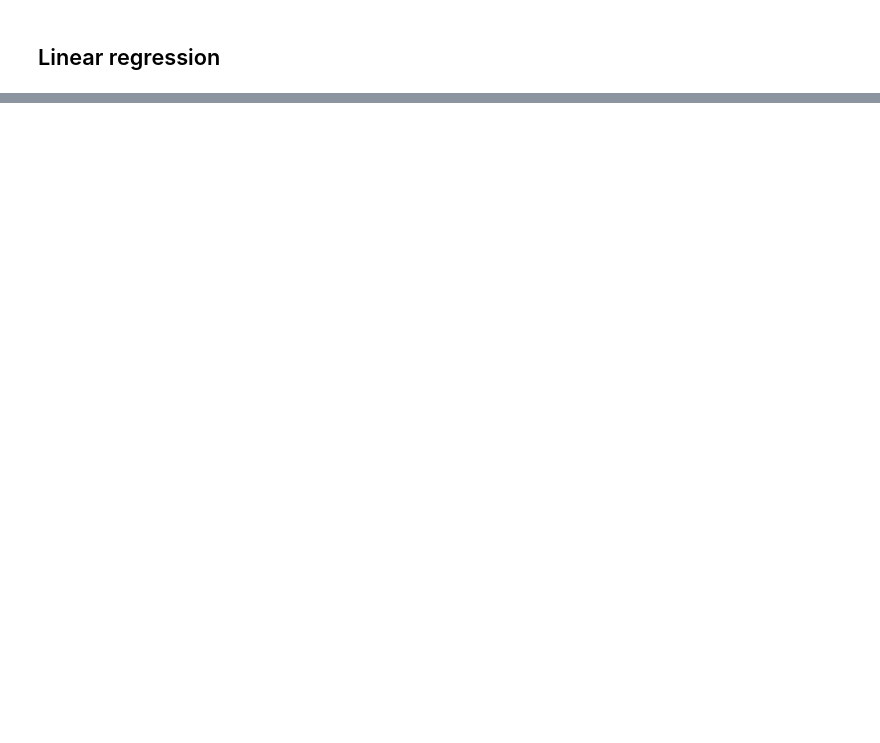
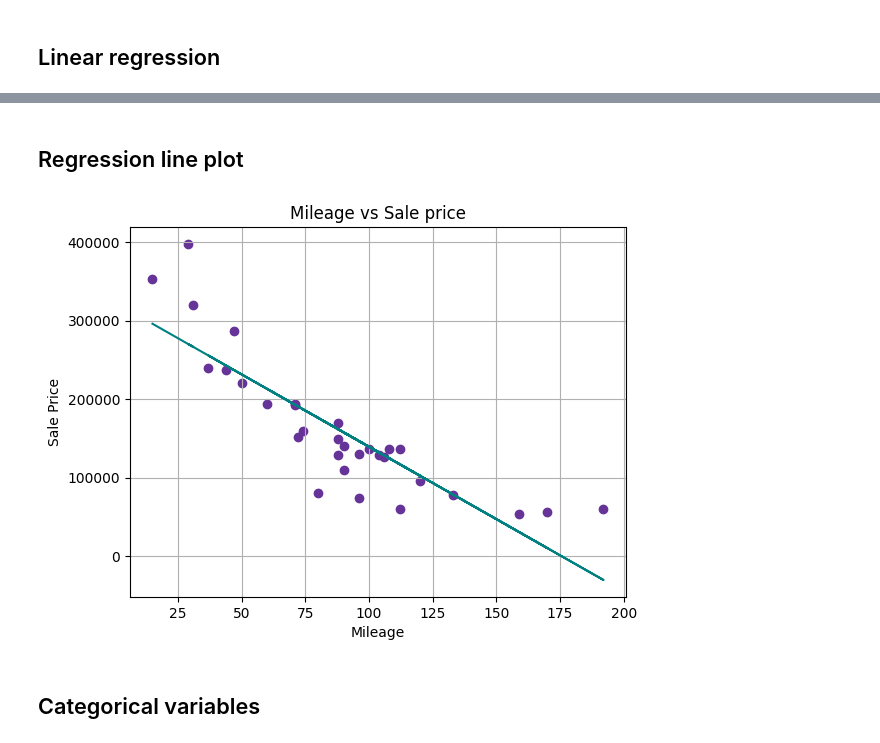
Before and after one commit to tam-pr/stats, a Jupyter notebook: models.ipynb, the cells around one changed output, grey strips where cells are left out. Saved outputs shown, nothing was run; the diff lists cells and outputs as text; code cells hidden in the pictures; blank space fills up the shorter version.

```diff
--- a/models.ipynb
+++ b/models.ipynb
@@ -177,0 +294,21 @@ def getLinearRegression(x,y):
+# %% [markdown]
+## Regression line plot
+# %%
+plt.scatter(mileage, y, color="rebeccapurple")
+
+y_pred = b0_mileage + b1_mileage*mileage
+
+plt.plot(mileage, y_pred,color="teal")
+
+plt.xlabel("Mileage")
+plt.ylabel("Sale Price")
+plt.title("Mileage vs Sale price")
+
+
+plt.grid()
+
+plt.show()
+# %% [output]
+[figure, added]
+# %% [markdown]
+## Categorical variables
```
Also changed, not shown: parts of 65 cells of this notebook.
